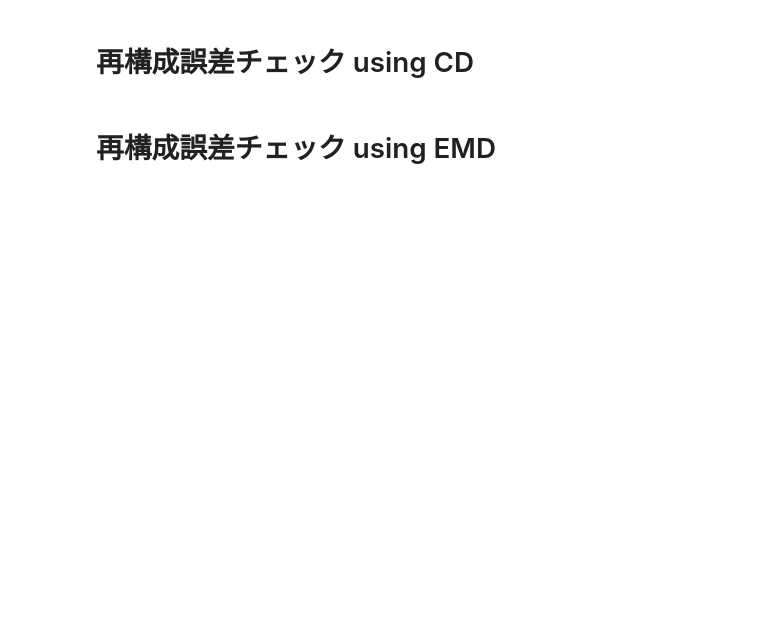
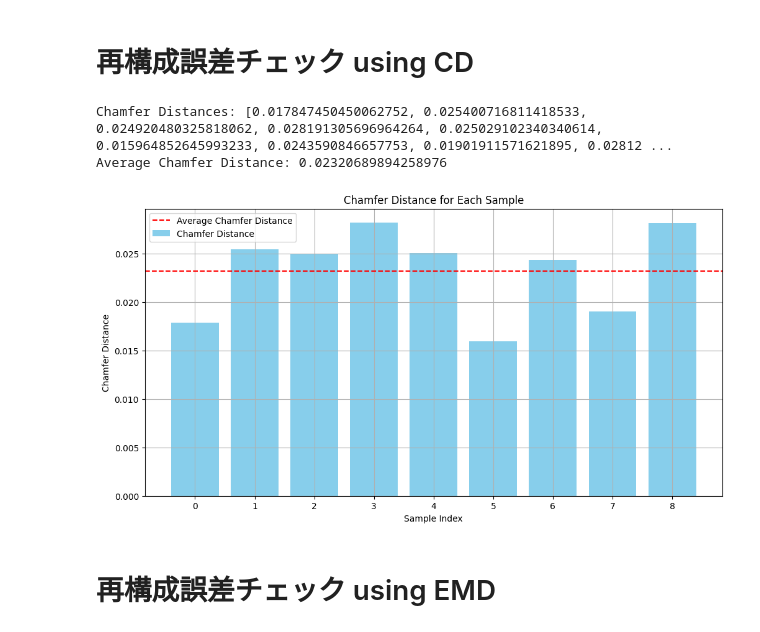
Before and after one commit to Ssurf777/VAEforPointCloud, a Jupyter notebook: main_for_PointNetDPF_v2(CD).ipynb, the cells around one changed output. Saved outputs shown, nothing was run; the diff lists cells and outputs as text; code cells hidden in the pictures; blank space fills up the shorter version.

```diff
--- a/main_for_PointNetDPF_v2(CD).ipynb
+++ b/main_for_PointNetDPF_v2(CD).ipynb
@@ -301,34 +297,38 @@ for i, (x,) in enumerate(data_loader):
     # Tensor を stack して reconstructed_point_cloud を作成
     reconstructed_point_cloud = torch.stack([reconst_x, reconst_y, reconst_z], dim=-1).unsqueeze(0).to(device)
 
-
+    num_points=2500
     # 元の点群の形状を整える
     original_point_cloud = x.reshape(1, num_points, 3).to(device)
 
     # カスタム関数でChamfer Distanceを計算
     loss_cd = chamfer_distance(original_point_cloud, reconstructed_point_cloud)
     chamfer_distances.append(loss_cd.item())
 
 # Chamfer距離を出力
 print("Chamfer Distances:", chamfer_distances)
 average_chamfer_distance = sum(chamfer_distances) / len(chamfer_distances)
 print(f"Average Chamfer Distance: {average_chamfer_distance}")
 
 import matplotlib.pyplot as plt
 
 # Chamfer Distancesの棒グラフをプロット
 plt.figure(figsize=(12, 6))
 plt.bar(range(len(chamfer_distances)), chamfer_distances, color='skyblue', label='Chamfer Distance')
 plt.axhline(y=average_chamfer_distance, color='r', linestyle='--', label='Average Chamfer Distance')
 
 # グラフの装飾
 plt.title('Chamfer Distance for Each Sample')
 plt.xlabel('Sample Index')
 plt.ylabel('Chamfer Distance')
 plt.xticks(range(len(chamfer_distances)))
 plt.legend()
 plt.grid(True)
 plt.show()
+# %% [output]
+Chamfer Distances: [0.017847450450062752, 0.025400716811418533, 0.024920480325818062, 0.028191305696964264, 0.025029102340340614, 0.015964852645993233, 0.0243590846657753, 0.01901911571621895, 0.02812 ...
+Average Chamfer Distance: 0.02320689894258976
+[figure, added]
 # %% [markdown]
 # 再構成誤差チェック using EMD
 # %%
```
Also changed, not shown: parts of 8 cells of this notebook.
